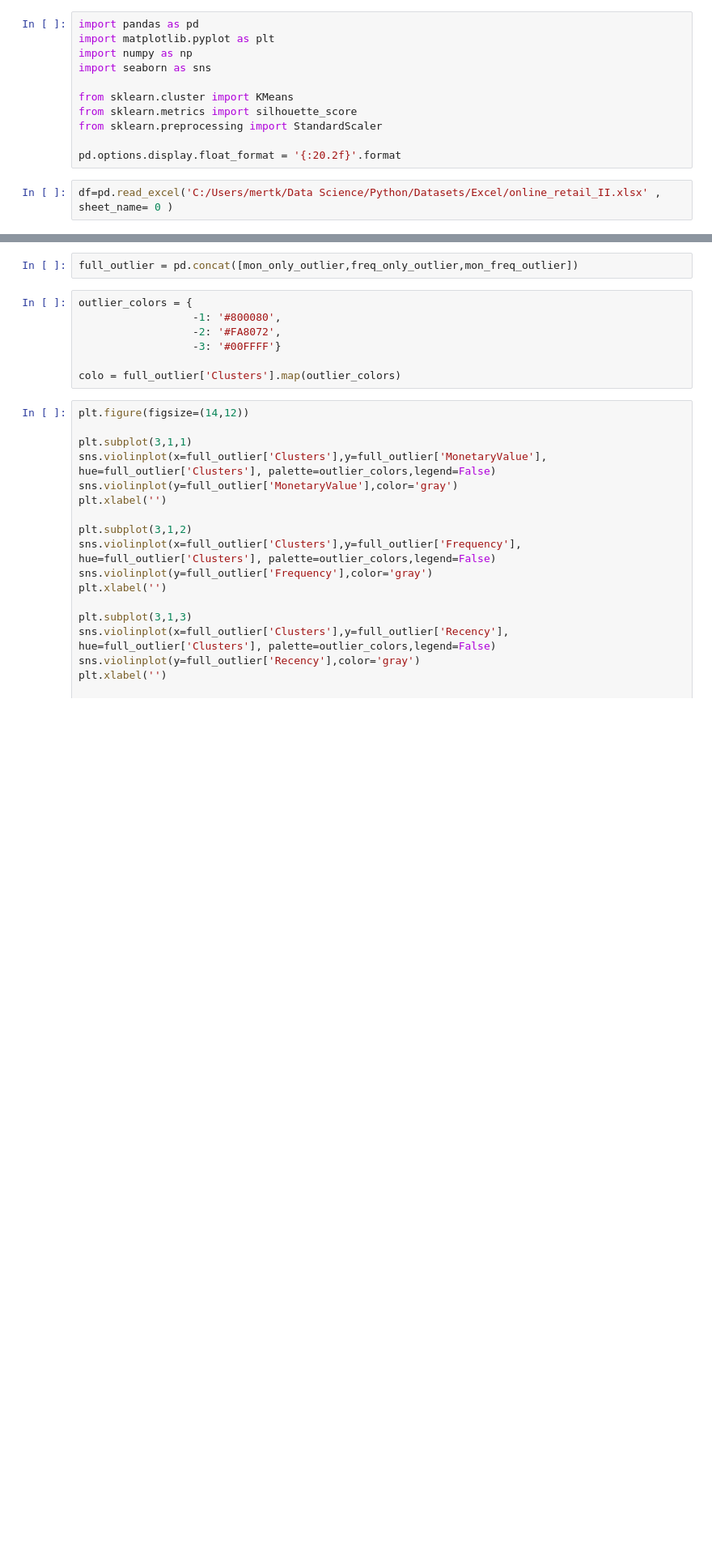
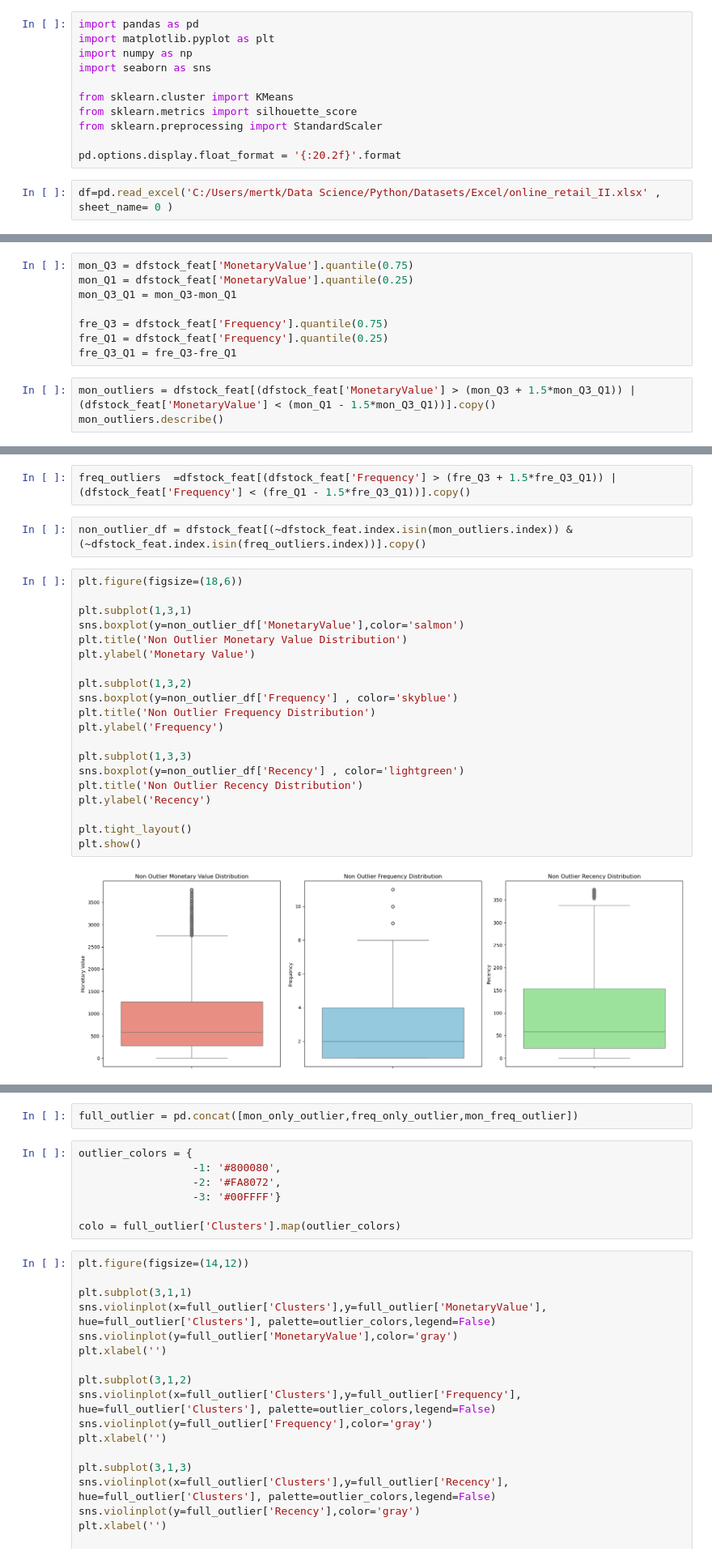
Before and after one commit to mertku/Customer_Segmentation_Python, a Jupyter notebook: Customer_Segmentation.ipynb, the cells around one changed output, grey strips where cells are left out. Shown at 81% size. Drawn from its saved outputs; the diff is of its cells as text; blank space fills up the shorter version.

```diff
--- a/Customer_Segmentation.ipynb
+++ b/Customer_Segmentation.ipynb
@@ -158,0 +102,11 @@ for k in k_val :
+# %%
+mon_Q3 = dfstock_feat['MonetaryValue'].quantile(0.75)
+mon_Q1 = dfstock_feat['MonetaryValue'].quantile(0.25)
+mon_Q3_Q1 = mon_Q3-mon_Q1
+
+fre_Q3 = dfstock_feat['Frequency'].quantile(0.75)
+fre_Q1 = dfstock_feat['Frequency'].quantile(0.25)
+fre_Q3_Q1 = fre_Q3-fre_Q1
+# %%
+mon_outliers = dfstock_feat[(dfstock_feat['MonetaryValue'] > (mon_Q3 + 1.5*mon_Q3_Q1)) | (dfstock_feat['MonetaryValue'] < (mon_Q1 - 1.5*mon_Q3_Q1))].copy()
+mon_outliers.describe()
@@ -158,0 +123,26 @@ for k in k_val :
+# %%
+freq_outliers  =dfstock_feat[(dfstock_feat['Frequency'] > (fre_Q3 + 1.5*fre_Q3_Q1)) | (dfstock_feat['Frequency'] < (fre_Q1 - 1.5*fre_Q3_Q1))].copy()
+# %%
+non_outlier_df = dfstock_feat[(~dfstock_feat.index.isin(mon_outliers.index)) & (~dfstock_feat.index.isin(freq_outliers.index))].copy()
+# %%
+plt.figure(figsize=(18,6))
+
+plt.subplot(1,3,1)
+sns.boxplot(y=non_outlier_df['MonetaryValue'],color='salmon')
+plt.title('Non Outlier Monetary Value Distribution')
+plt.ylabel('Monetary Value')
+
+plt.subplot(1,3,2)
+sns.boxplot(y=non_outlier_df['Frequency'] , color='skyblue')
+plt.title('Non Outlier Frequency Distribution')
+plt.ylabel('Frequency')
+
+plt.subplot(1,3,3)
+sns.boxplot(y=non_outlier_df['Recency'] , color='lightgreen')
+plt.title('Non Outlier Recency Distribution')
+plt.ylabel('Recency')
+
+plt.tight_layout()
+plt.show()
+# %% [output]
+[figure, added]
```
Also changed, not shown: parts of 46 cells of this notebook.
